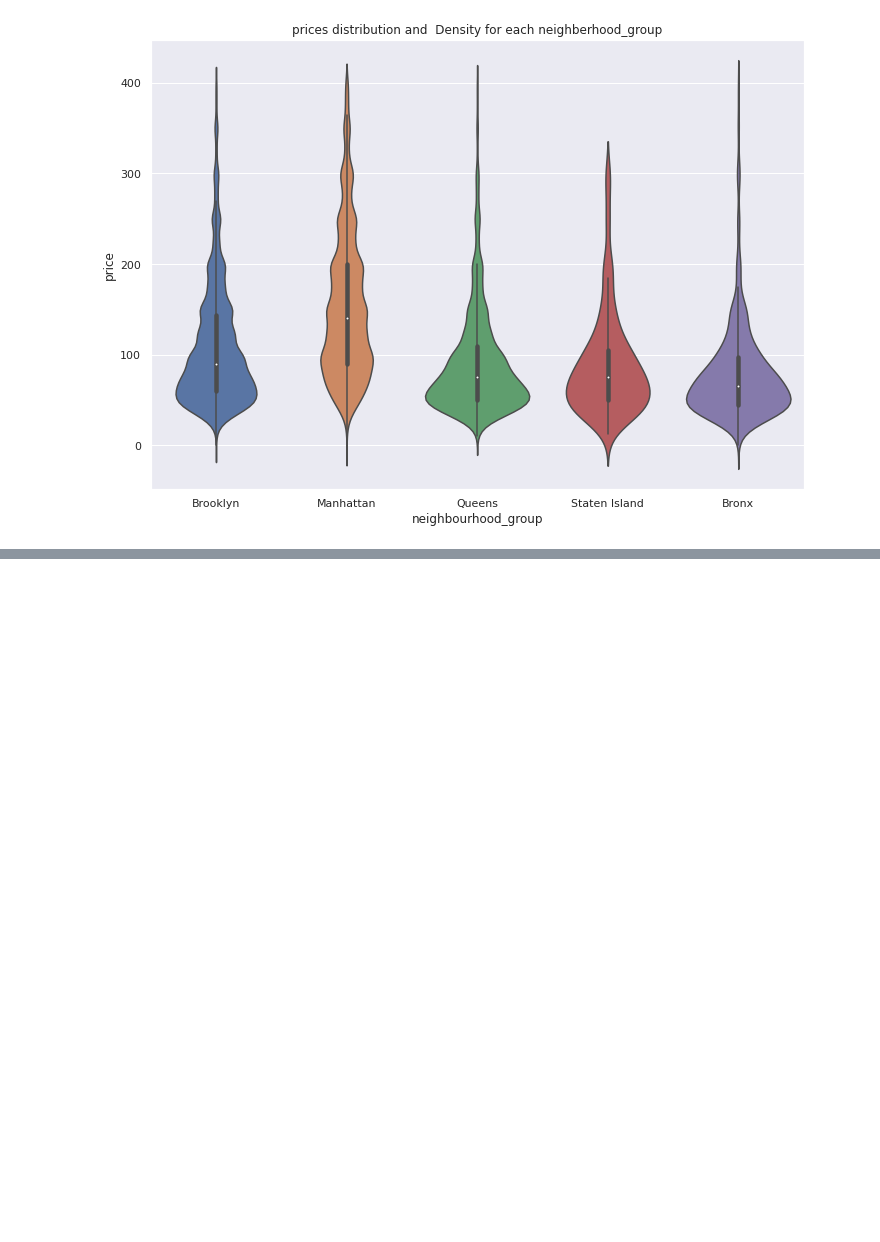
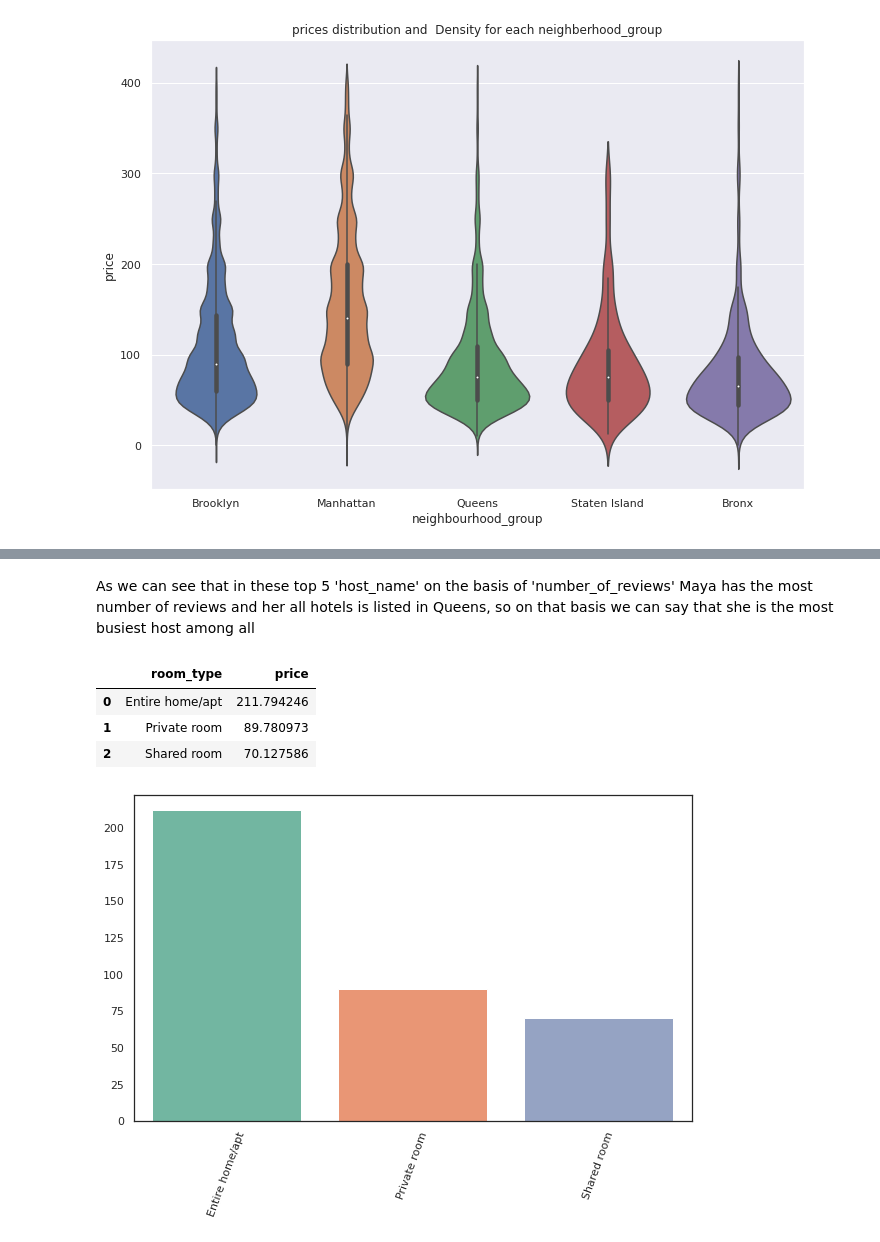
Before and after one commit to Ratnakar2022/Airbnb-data-analysis, a Jupyter notebook: Airbnb_Bookings_Analysis_Capstone_Project.ipynb, the cells around one changed output, grey strips where cells are left out. Drawn from its saved outputs; the diff is of its cells as text; code cells hidden in the pictures; blank space fills up the shorter version.

```diff
--- a/Airbnb_Bookings_Analysis_Capstone_Project.ipynb
+++ b/Airbnb_Bookings_Analysis_Capstone_Project.ipynb
@@ -235,0 +289,24 @@ Text(0.5, 1.0, 'prices distribution and  Density for each neighberhood_group')
+# %% [markdown]
+As we can see that in these top 5 'host_name' on the basis of 'number_of_reviews'  Maya has the most number of reviews and her all hotels is listed in Queens, so on that basis we can say that she is the most busiest host among all
+# %%
+#let's find out the room type and their cost
+data_group_price=df_airbnb.groupby('room_type')['price'].mean().to_frame()
+data_group_price.reset_index(inplace=True)
+data_group_price
+# %% [output]
+|  | room_type | price |
+| 0 | Entire home/apt | 211.794246 |
+| 1 | Private room | 89.780973 |
+| 2 | Shared room | 70.127586 |
+# %%
+
+a=data_group_price['room_type'][0:5].values
+b=data_group_price['price'][0:5].values
+import seaborn as sns
+sns.set(rc={'figure.figsize':(10,6)})
+sns.set_style('white')
+fig1=sns.barplot(x=a, y=b,palette='Set2')
+plt.xticks(rotation=70)
+plt.show()
+# %% [output]
+[figure, added]
```
Also changed, not shown: parts of 10 cells of this notebook.
